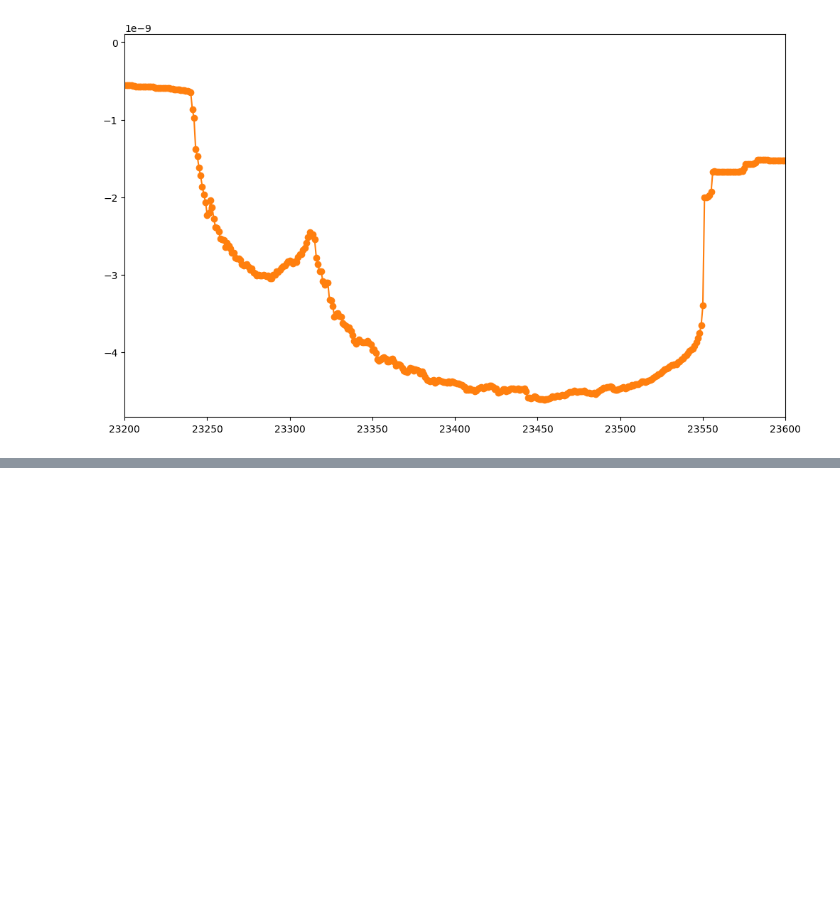
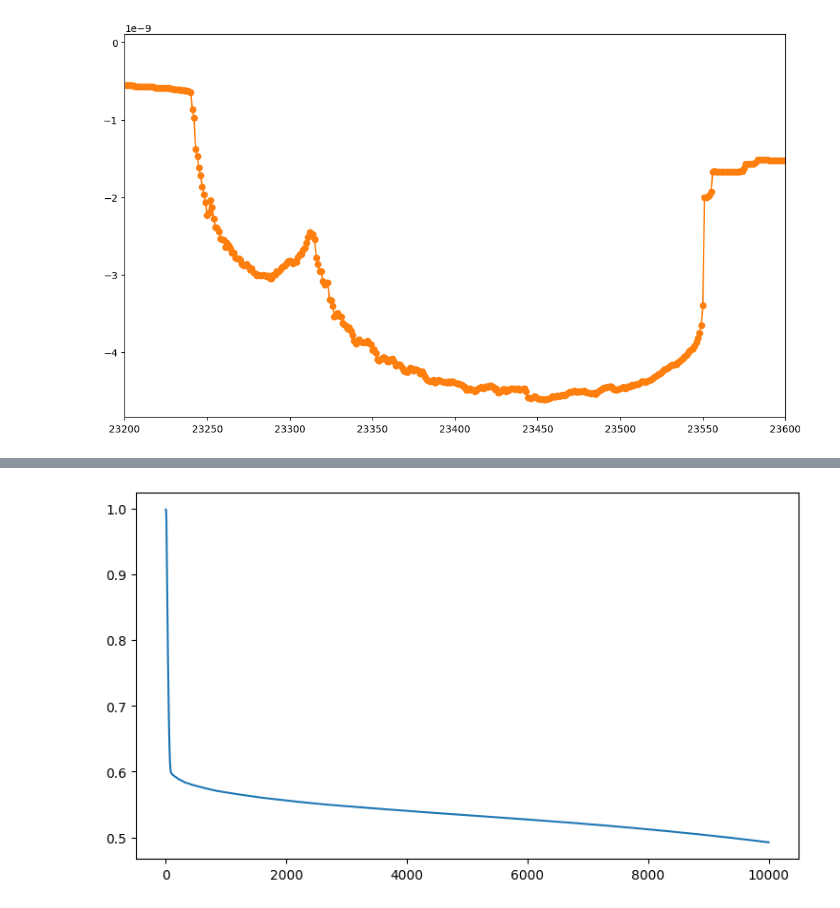
Before and after one commit to ponomarevandr/disruption, a Jupyter notebook: dimp_breakdown/experiments/energy_test.ipynb, the cells around one changed output, grey strips where cells are left out. Saved outputs shown, nothing was run; the diff lists cells and outputs as text; code cells hidden in the pictures; blank space fills up the shorter version.

```diff
--- a/dimp_breakdown/experiments/energy_test.ipynb
+++ b/dimp_breakdown/experiments/energy_test.ipynb
@@ -200,0 +253,6 @@ plt.show()
+# %%
+plt.figure(figsize=(9, 5))
+plt.plot(df_disturbance_new_adapt.index, df_disturbance_new_adapt['phi_mean'])
+plt.show()
+# %% [output]
+[figure, added]
```
Also changed, not shown: parts of 20 cells of this notebook, 9 other files.
